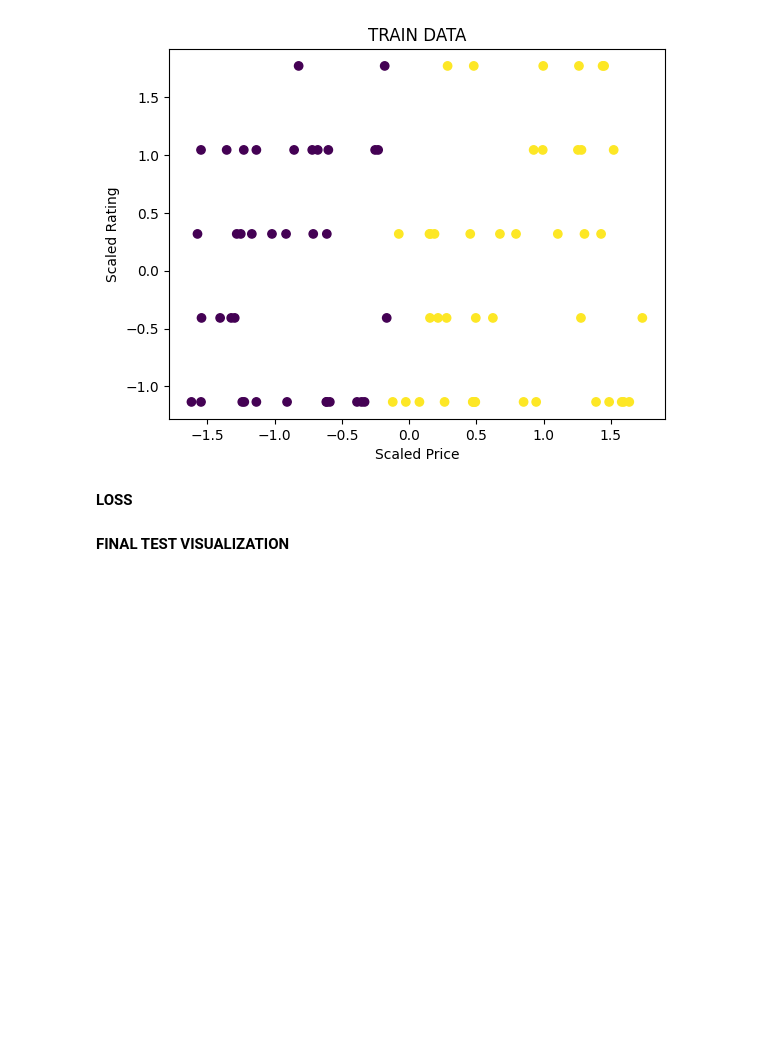
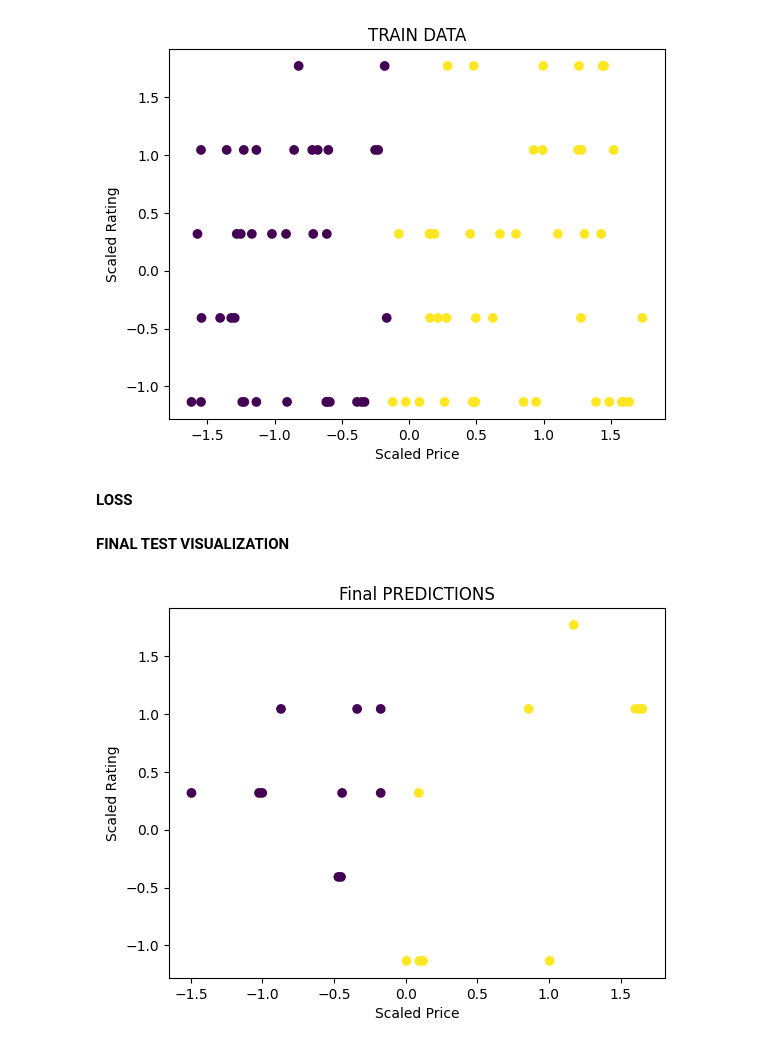
Before and after one commit to su92-msaiw-f25-016-spec/lessons-learned, a Jupyter notebook: Priceprediction.ipynb, the cells around one changed output. Saved outputs shown, nothing was run; the diff lists cells and outputs as text; code cells hidden in the pictures; blank space fills up the shorter version.

Commit message:
Final result show

```diff
--- a/Priceprediction.ipynb
+++ b/Priceprediction.ipynb
@@ -90,3 +90,12 @@ with torch.no_grad():
     preds = (preds > 0.5).float()
 # %% [markdown]
 **FINAL TEST VISUALIZATION**
+# %%
+plt.figure()
+plt.scatter(X_test[:,0], X_test[:,2], c=preds.squeeze())
+plt.xlabel("Scaled Price")
+plt.ylabel("Scaled Rating")
+plt.title("Final PREDICTIONS")
+plt.show()
+# %% [output]
+[figure, added]
```
